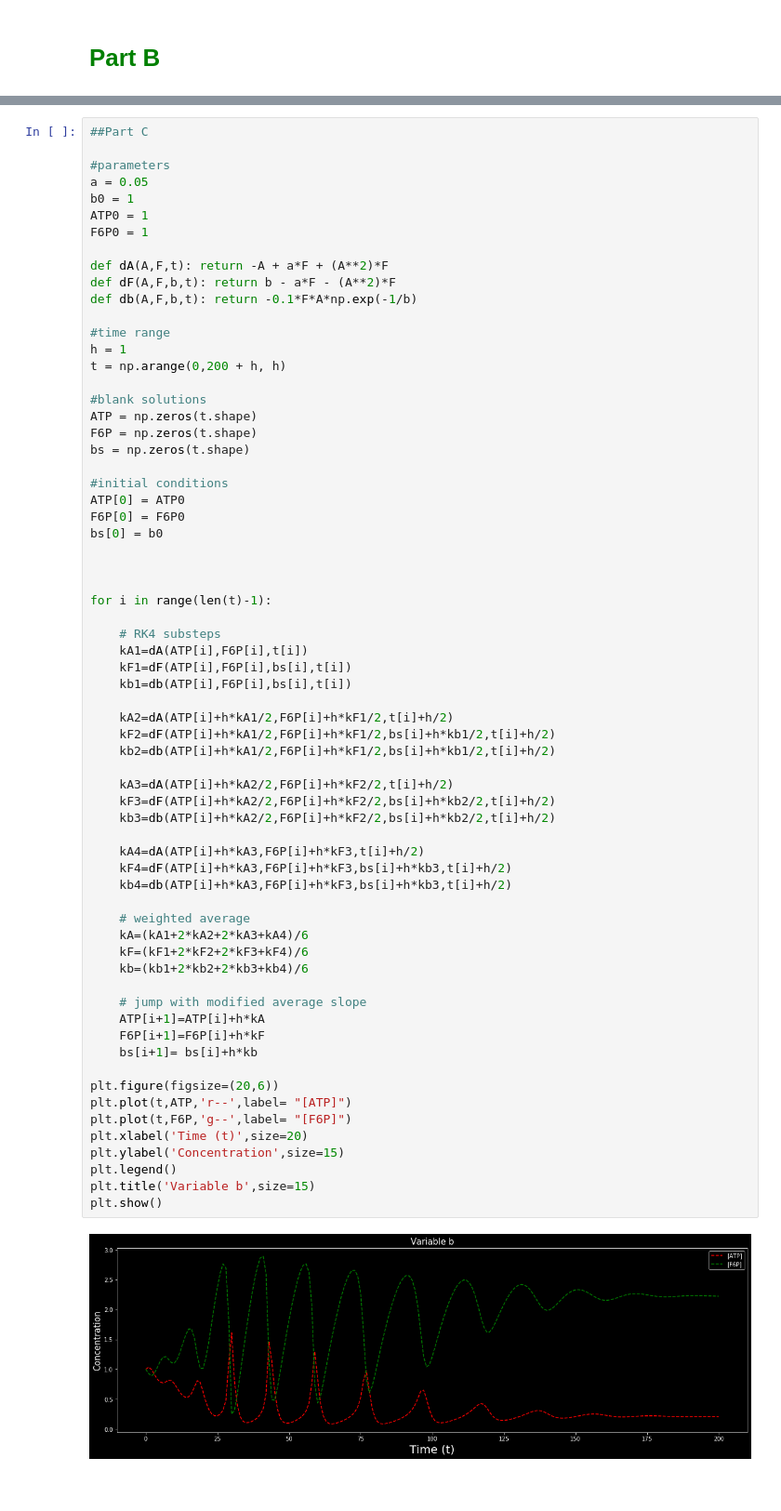
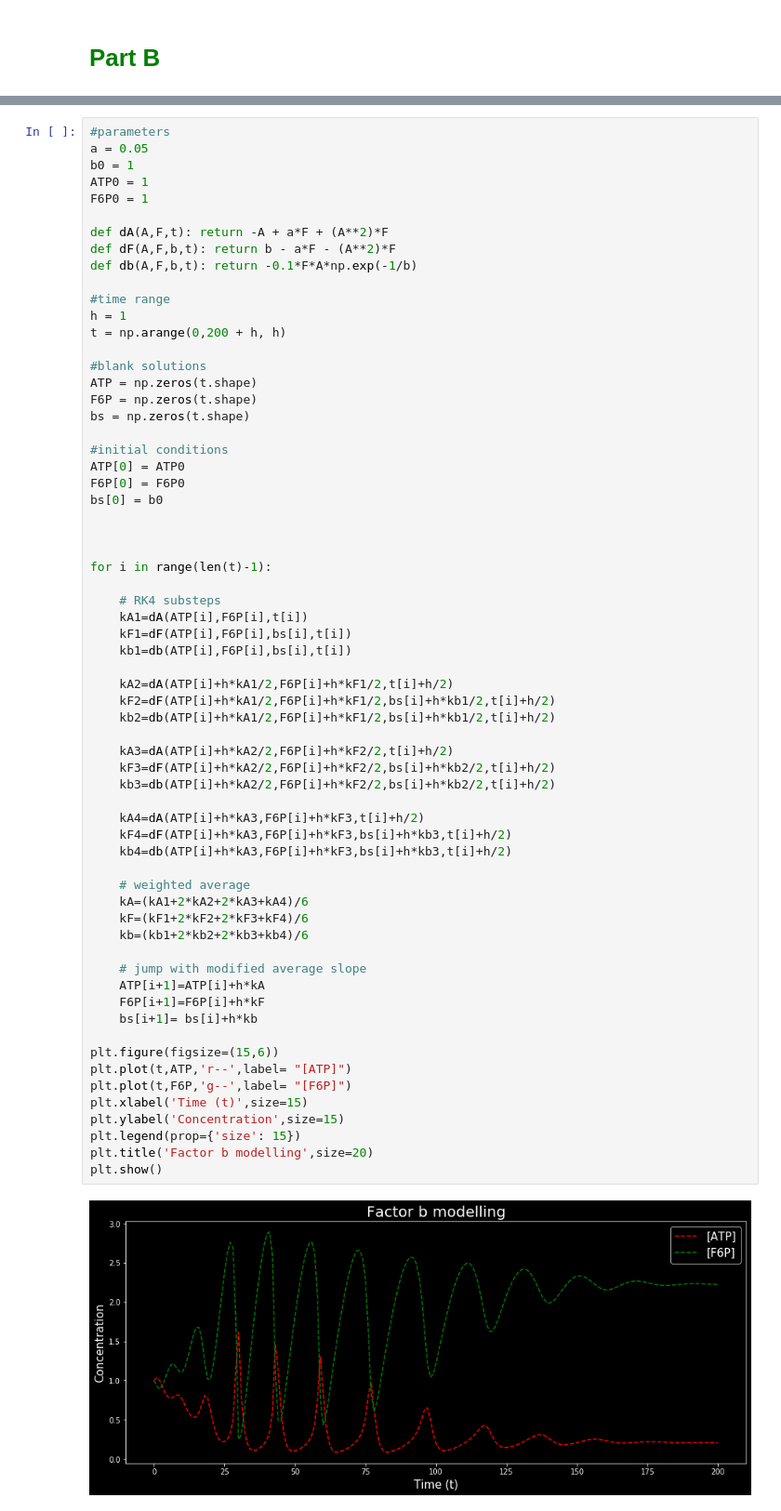
Before and after one commit to TSMUCDMSE/ECH60-Project-3, a Jupyter notebook: Project3.ipynb, the cells around one changed output, grey strips where cells are left out. Shown at 93% size. Saved outputs shown, nothing was run; the diff lists cells and outputs as text; blank space fills up the shorter version.

```diff
--- a/Project3.ipynb
+++ b/Project3.ipynb
@@ -147,6 +147,4 @@ plt.show()
 # %%
-##Part C
-
 #parameters
 a = 0.05
 b0 = 1
@@ -180,35 +178,35 @@ for i in range(len(t)-1):
     kF1=dF(ATP[i],F6P[i],bs[i],t[i])
     kb1=db(ATP[i],F6P[i],bs[i],t[i])
 
     kA2=dA(ATP[i]+h*kA1/2,F6P[i]+h*kF1/2,t[i]+h/2)
     kF2=dF(ATP[i]+h*kA1/2,F6P[i]+h*kF1/2,bs[i]+h*kb1/2,t[i]+h/2)
     kb2=db(ATP[i]+h*kA1/2,F6P[i]+h*kF1/2,bs[i]+h*kb1/2,t[i]+h/2)
 
     kA3=dA(ATP[i]+h*kA2/2,F6P[i]+h*kF2/2,t[i]+h/2)
     kF3=dF(ATP[i]+h*kA2/2,F6P[i]+h*kF2/2,bs[i]+h*kb2/2,t[i]+h/2)
     kb3=db(ATP[i]+h*kA2/2,F6P[i]+h*kF2/2,bs[i]+h*kb2/2,t[i]+h/2)
 
     kA4=dA(ATP[i]+h*kA3,F6P[i]+h*kF3,t[i]+h/2)
     kF4=dF(ATP[i]+h*kA3,F6P[i]+h*kF3,bs[i]+h*kb3,t[i]+h/2)
     kb4=db(ATP[i]+h*kA3,F6P[i]+h*kF3,bs[i]+h*kb3,t[i]+h/2)
 
     # weighted average
     kA=(kA1+2*kA2+2*kA3+kA4)/6
     kF=(kF1+2*kF2+2*kF3+kF4)/6
     kb=(kb1+2*kb2+2*kb3+kb4)/6
 
     # jump with modified average slope
     ATP[i+1]=ATP[i]+h*kA
     F6P[i+1]=F6P[i]+h*kF
     bs[i+1]= bs[i]+h*kb
 
-plt.figure(figsize=(20,6))
+plt.figure(figsize=(15,6))
 plt.plot(t,ATP,'r--',label= "[ATP]")
 plt.plot(t,F6P,'g--',label= "[F6P]")
-plt.xlabel('Time (t)',size=20)
+plt.xlabel('Time (t)',size=15)
 plt.ylabel('Concentration',size=15)
-plt.legend()
-plt.title('Variable b',size=15)
+plt.legend(prop={'size': 15})
+plt.title('Factor b modelling',size=20)
 plt.show()
 # %% [output]
-[figure, old version]
+[figure, new version]
```
Also changed, not shown: parts of 3 cells of this notebook.
